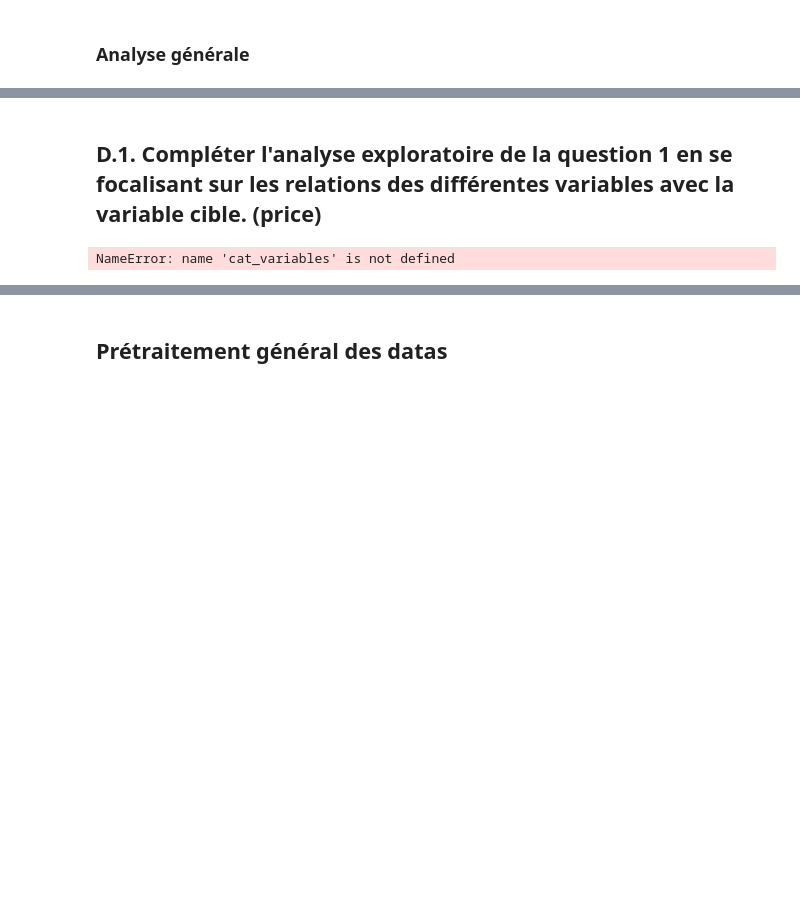
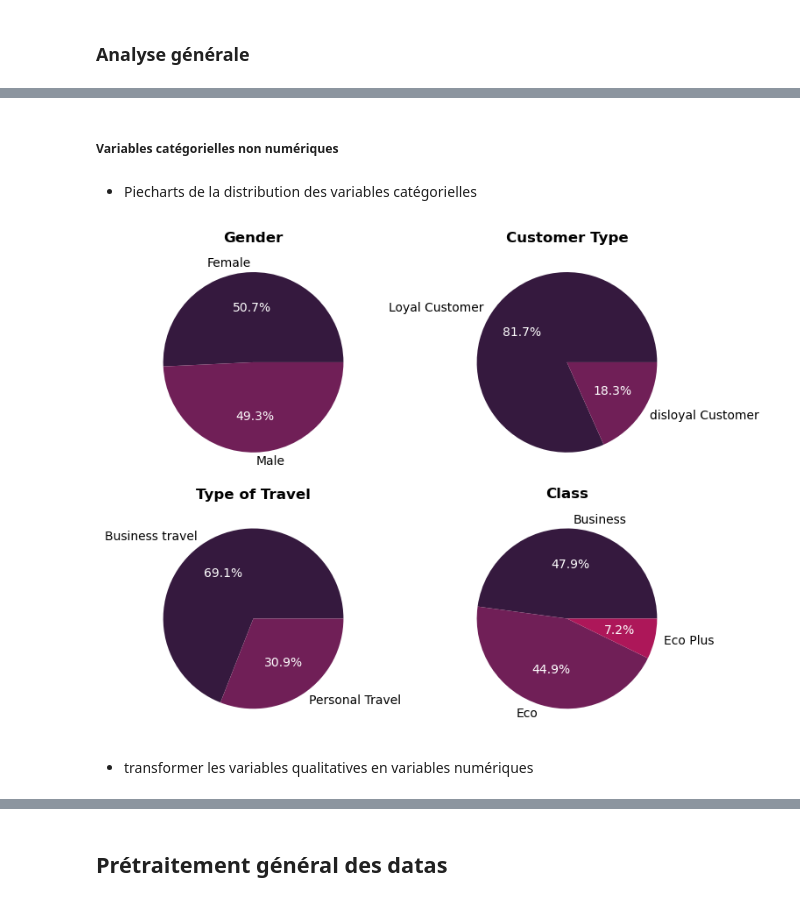
Before and after one commit to ophelie-gaudin/4MLSP-project, a Jupyter notebook: 1- pretraitement.ipynb, the cells around one changed output, grey strips where cells are left out. Cells and saved outputs as stored; diff of their text form; code cells hidden in the pictures; blank space fills up the shorter version.

```diff
--- a/1- pretraitement.ipynb
+++ b/1- pretraitement.ipynb
@@ -417,37 +198,40 @@ This will become an error in seaborn v0.14.0; please update your code.
-# %% [markdown]
-## D.1. Compléter l'analyse exploratoire de la question 1 en se focalisant sur les relations des différentes variables avec la variable cible. (price)
-# %%
-
-n_cols = 3  # Nombre de graphiques par ligne
-n_rows = (len(cat_variables) + n_cols - 1) // n_cols  # Calcul du nombre de lignes nécessaires
-
-plt.figure(figsize=(8 * n_cols, 5 * n_rows))  # Ajuster la taille de la figure
-
-for i, var in enumerate(cat_variables):
-    plt.subplot(n_rows, n_cols, i + 1)
-    sns.boxplot(x=var, y='price', data=df)
-    plt.title(f'Distribution of price by {var}')
-    plt.xlabel(var)
-    plt.ylabel('Price')
-
-plt.tight_layout()
-plt.show()
-# %% [output]
-NameError: name 'cat_variables' is not defined
-# %%
-n_cols = 3
-n_rows = (len(non_cat_variables) + n_cols - 1) // n_cols  # Calcul du nombre de lignes nécessaires
-
-plt.figure(figsize=(6 * n_cols, 4 * n_rows))
-
-for i, col in enumerate(non_cat_variables):
-    plt.subplot(n_rows, n_cols, i + 1)
-    sns.kdeplot(data=df[df['bin_satisfaction'] == 0][col], label='Dissatified or neutral', shade=True)
-    sns.kdeplot(data=df[df['bin_satisfaction'] == 1][col], label='Satisfied', shade=True)
-    plt.title(f'Distribution of {col} by bin_Satisfaction')
-    plt.xlabel(col)
-    plt.ylabel('Density')
-    plt.legend()
-
-plt.tight_layout()
-plt.show()
+# %% [markdown]
+##### Variables catégorielles non numériques
+# %% [markdown]
+- Piecharts de la distribution des variables catégorielles
+# %%
+no_num_cat_variables = [var for var in cat_variables if var not in num_variables]
+
+colors = sns.color_palette("rocket", 6)
+
+# Configuration pour deux graphiques par ligne
+n_cols = 2
+n_rows = (len(no_num_cat_variables) + n_cols - 1) // n_cols  # Calcul pour obtenir le nombre nécessaire de lignes
+
+fig, ax = plt.subplots(n_rows, n_cols, figsize=(8, 3 * n_rows))  # Ajustez la hauteur si nécessaire
+ax = ax.flatten()  # Aplatir le tableau d'axes si nécessaire
+
+for i in range(len(no_num_cat_variables)):
+    # Calcul des comptages de valeur
+    value_counts = df[no_num_cat_variables[i]].value_counts()
+    # Génération des indices pour les couleurs basées sur la longueur des catégories présentes
+    num_colors = len(value_counts)
+    # Sélection des couleurs
+    selected_colors = colors[:num_colors]  # Assure que le nombre de couleurs est adéquat pour les catégories
+
+    _, _, autotexts = ax[i].pie(value_counts,
+              labels=value_counts.index,
+              colors=selected_colors,  # Utilisation des couleurs sélectionnées
+              textprops={'fontsize': 10, 'color': 'black'},
+              autopct='%1.1f%%'
+              )
+    for autotext in autotexts:
+        autotext.set_color('white')
+    ax[i].set_title(no_num_cat_variables[i], fontsize=12, fontweight='bold', color='black')
+
+plt.tight_layout()
+plt.show()
+# %% [output]
+[figure, added]
+# %% [markdown]
+- transformer les variables qualitatives en variables numériques
```
Also changed, not shown: parts of 74 cells of this notebook, 15 other files.
